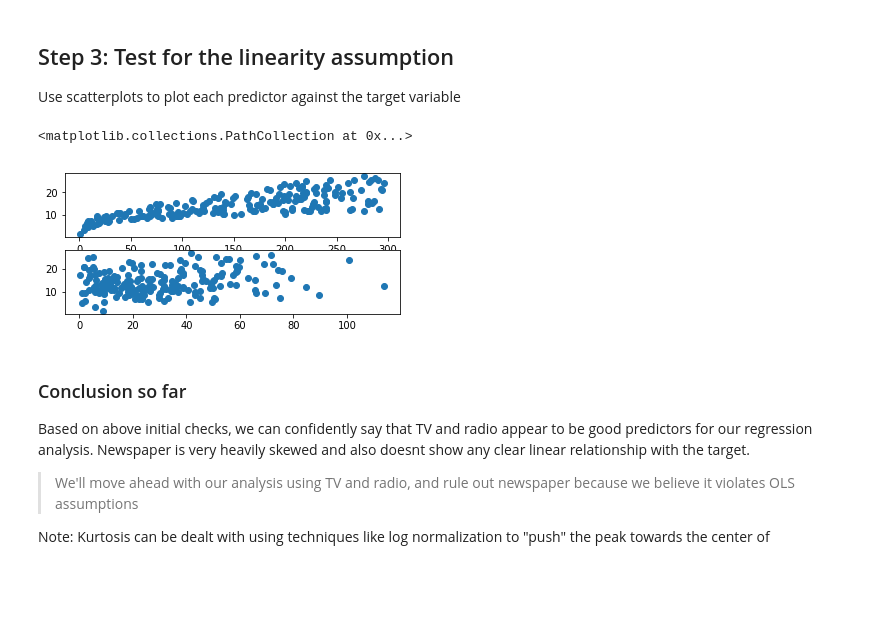
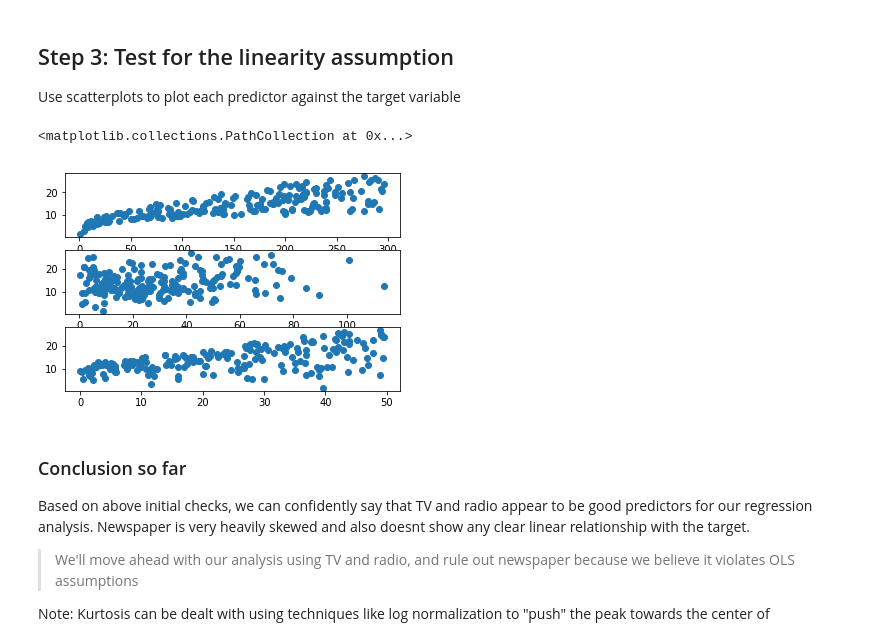
Before and after one commit to Mcllstr/dsc-ols-statsmodels-lab-dc-ds-060319, a Jupyter notebook: index.ipynb, the cells around one changed output. Drawn from its saved outputs; the diff is of its cells as text; code cells hidden in the pictures; blank space fills up the shorter version.

```diff
--- a/index.ipynb
+++ b/index.ipynb
@@ -91,14 +91,14 @@ Use scatterplots to plot each predictor against the target variable
 # %%
 # visualize the relationship between the preditors and the target using scatterplots
 plt.subplot(3,1,1)
 plt.scatter(df.TV, df.sales)
 plt.subplot(3,1,2)
 plt.scatter(df.newspaper, df.sales)
 plt.subplot(3,1,3)
-plt.scatter(df.newspape, df.sales)
+plt.scatter(df.radio, df.sales)
 # %% [output]
 <matplotlib.collections.PathCollection at 0x...>
-[figure, old version]
+[figure, new version]
 # %%
 # Record yor observations on linearity here
 # %% [markdown]
```
